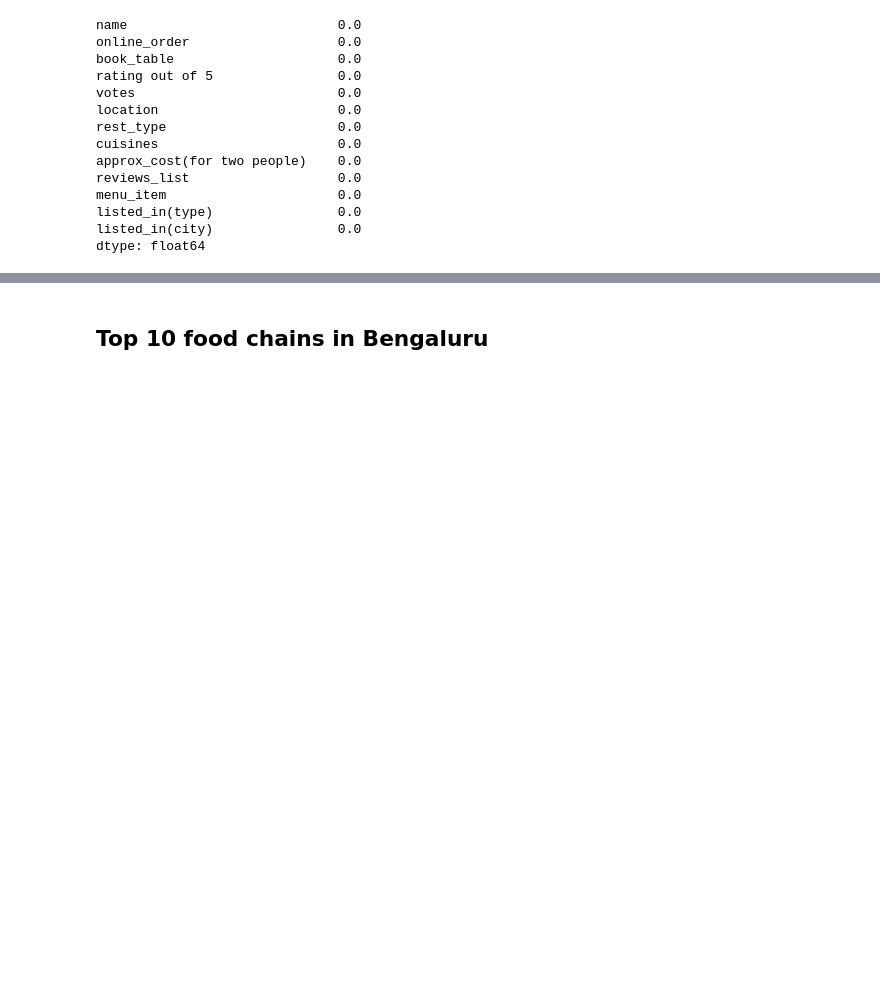
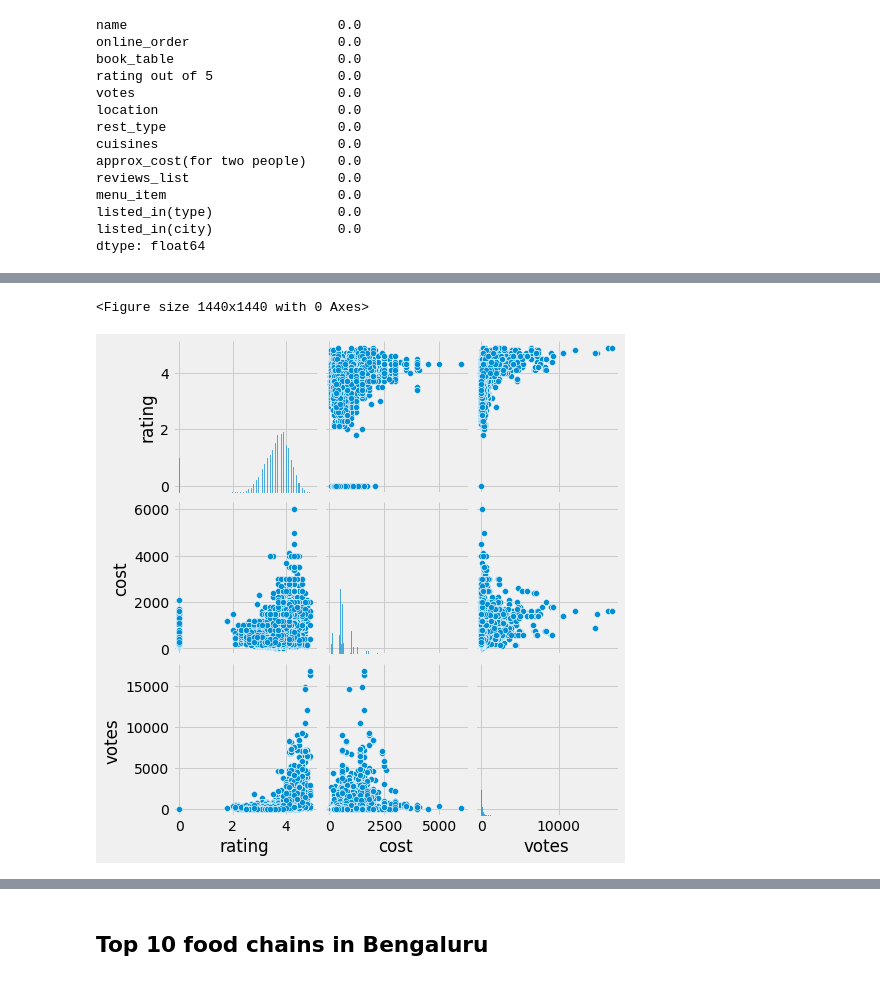
Before and after one commit to Hariprasad893/EDA-on-Zomato-Bangalore-Restaurants-data-set, a Jupyter notebook: Exploratory_Data_Analysis_on_Zomato_Bangalore_restaurants_data_set_.ipynb, the cells around one changed output, grey strips where cells are left out. Saved outputs shown, nothing was run; the diff lists cells and outputs as text; code cells hidden in the pictures; blank space fills up the shorter version.

```diff
--- a/Exploratory_Data_Analysis_on_Zomato_Bangalore_restaurants_data_set_.ipynb
+++ b/Exploratory_Data_Analysis_on_Zomato_Bangalore_restaurants_data_set_.ipynb
@@ -308,0 +311,6 @@ array(['4.1/5', '3.8/5', '3.7/5', '3.6/5', '4.6/5', '4.0/5', '4.2/5',
+# %%
+corr_df = df[['rating out of 5','approx_cost(for two people)','online_order','votes','location','rest_type']]
+# %%
+corr_df['rating out of 5'] = corr_df['rating out of 5'].apply(lambda x : float(x.split('/')[0]) if len(x)>3 else 0)
+# %%
+corr_df.rename(columns = {'rating out of 5':'rating','approx_cost(for two people)':'cost'},inplace = True)
@@ -308,0 +333,7 @@ array(['4.1/5', '3.8/5', '3.7/5', '3.6/5', '4.6/5', '4.0/5', '4.2/5',
+# %%
+plt.figure(figsize = (20,20))
+sb.pairplot(corr_df)
+plt.show()
+# %% [output]
+<Figure size 1440x1440 with 0 Axes>
+[figure, added]
```
Also changed, not shown: parts of 36 cells of this notebook.
